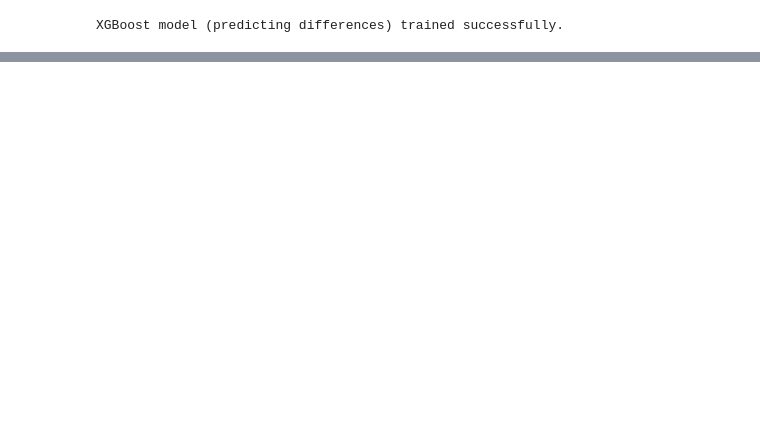
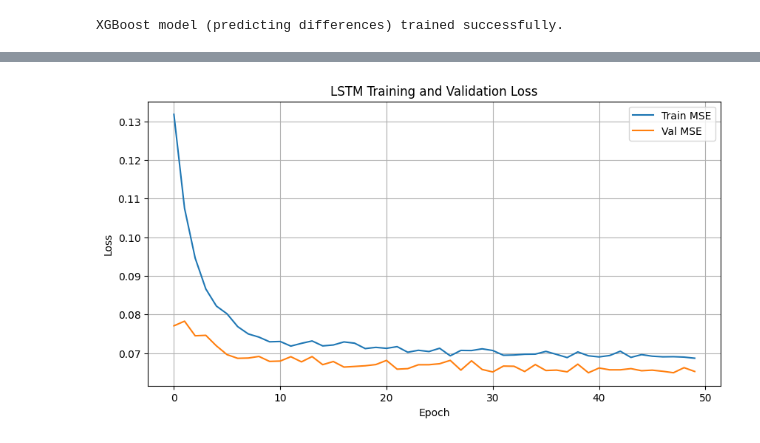
Before and after one commit to MarcoZanine/2025_ML_EES, a Jupyter notebook: FinalProject/FinalProject.ipynb, the cells around one changed output, grey strips where cells are left out. Drawn from its saved outputs; the diff is of its cells as text; code cells hidden in the pictures; blank space fills up the shorter version.

Commit message:
hyperparameter tuning XGBR and LSTM

```diff
--- a/FinalProject/FinalProject.ipynb
+++ b/FinalProject/FinalProject.ipynb
@@ -834,0 +970,15 @@ This notebook followed a structured workflow to develop a regression model capab
+# %%
+model_lstm = Sequential([
+    LSTM(UNITS, input_shape=(TIMESTEPS, X_train_lstm.shape[2])),
+    Dropout(DROPOUT),
+    Dense(1)
+])
+
+model_lstm.compile(
+    optimizer="adam",
+    loss="mse",
+    metrics=["mae"]
+)
+
+
+model_lstm.summary()
@@ -834,0 +999,15 @@ This notebook followed a structured workflow to develop a regression model capab
+# %%
+early_stop = EarlyStopping(
+    monitor="val_loss",
+    patience=10,
+    restore_best_weights=True
+)
+
+history = model_lstm.fit(
+    X_train_lstm, y_train_lstm,
+    validation_data=(X_val_lstm, y_val_lstm),
+    epochs=100,
+    batch_size=BATCH,
+    callbacks=[early_stop],
+    verbose=1
+)
@@ -834,0 +1032,12 @@ This notebook followed a structured workflow to develop a regression model capab
+# %%
+plt.figure(figsize=(10, 5))
+plt.plot(history.history["loss"], label="Train MSE")
+plt.plot(history.history["val_loss"], label="Val MSE")
+plt.xlabel("Epoch")
+plt.ylabel("Loss")
+plt.title("LSTM Training and Validation Loss")
+plt.legend()
+plt.grid(True)
+plt.show()
+# %% [output]
+[figure, added]
```
Also changed, not shown: parts of 51 cells of this notebook.
